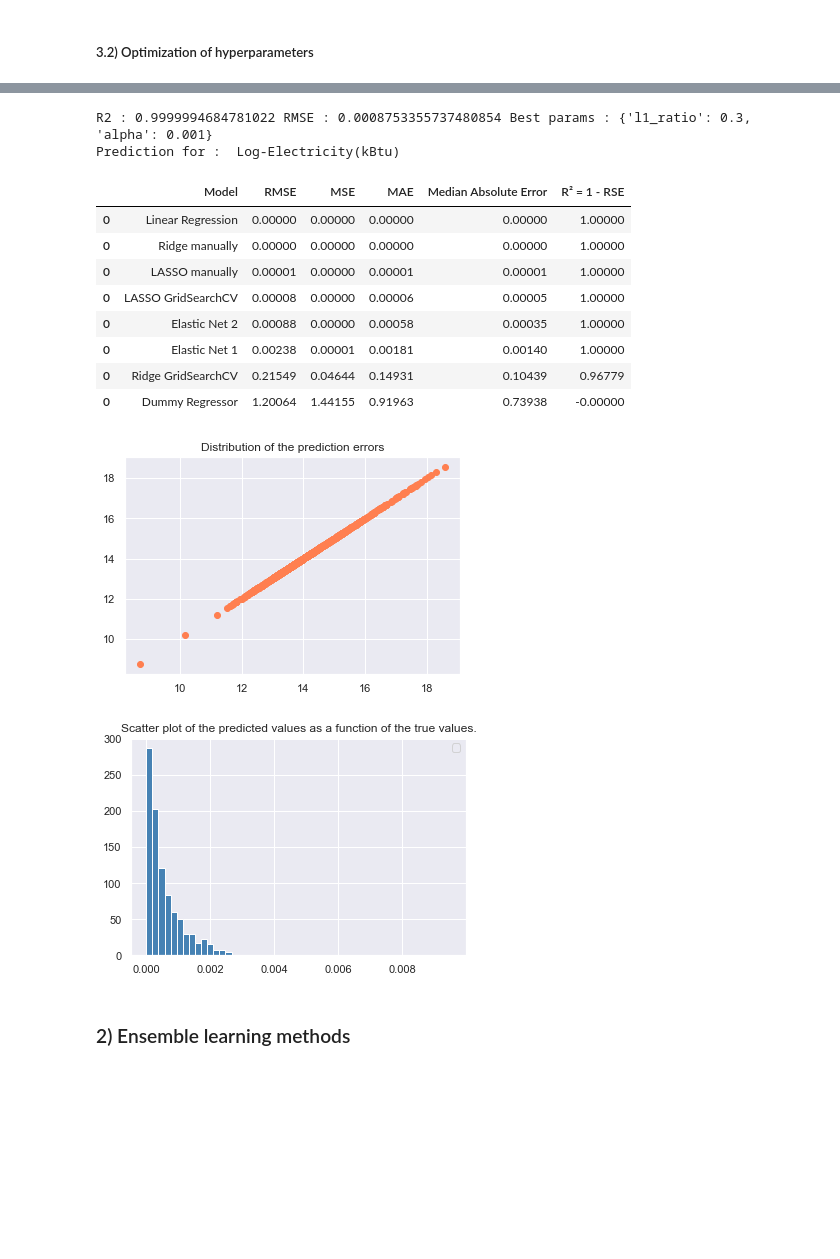
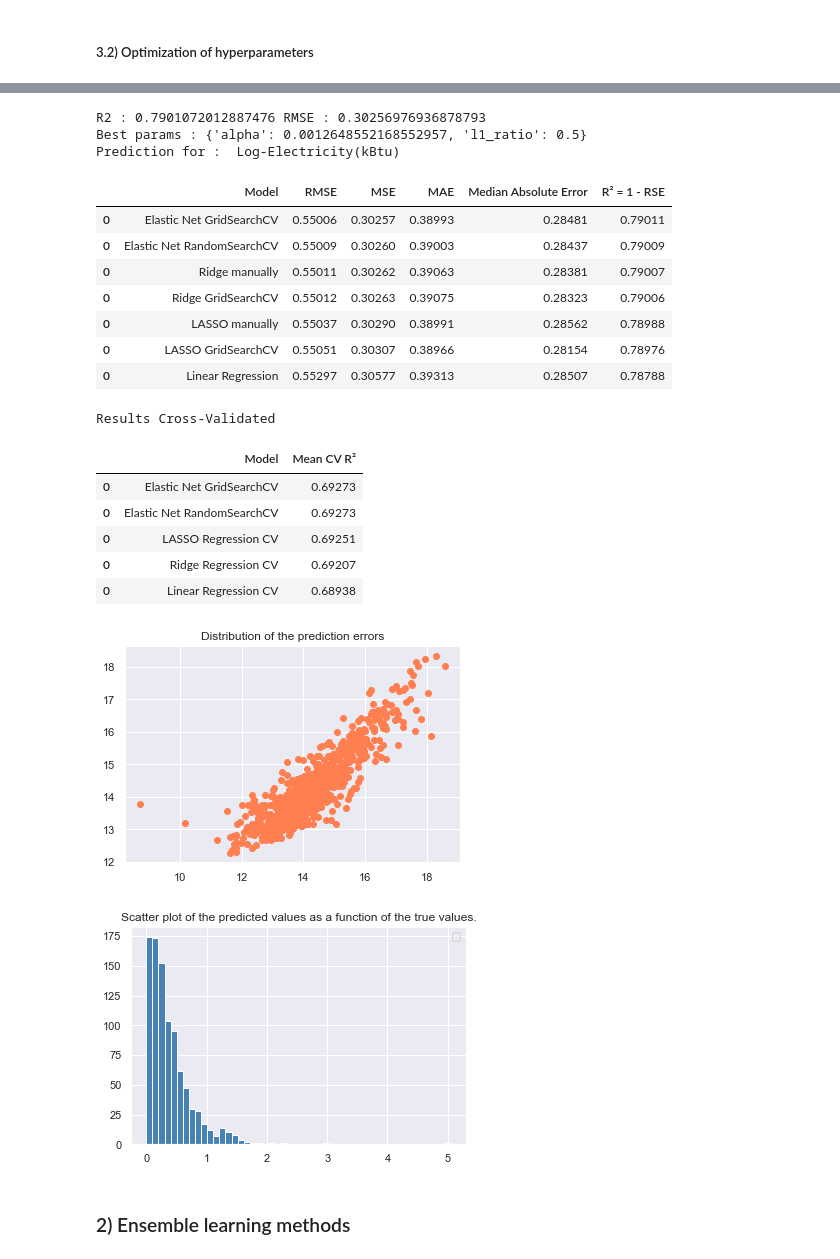
Before and after one commit to oumeima-elgharbi/P4_Data_Science_OpenClassrooms, a Jupyter notebook: P4_04_prediction_electricity.ipynb, the cells around one changed output, grey strips where cells are left out. Drawn from its saved outputs; the diff is of its cells as text; code cells hidden in the pictures; blank space fills up the shorter version.

```diff
--- a/P4_04_prediction_electricity.ipynb
+++ b/P4_04_prediction_electricity.ipynb
@@ -376,14 +381,16 @@ GridSearchCV(cv=5, estimator=Ridge(), n_jobs=-1,
              return_train_score=True, scoring='r2', verbose=1)
 # %%
 # best estimator
-print("Best estimator :", Ridge_reg.best_estimator_)
+print("Best estimator :", Ridge_grid.best_estimator_)
 
 # best model
-best_model = Ridge_reg.best_estimator_
+best_model = Ridge_grid.best_estimator_
 best_model.fit(X_train.values, y_train)
 
 y_pred_ridge = best_model.predict(X_test.values)
 
 # 3) Evaluate
 results = evaluate_regression("Ridge GridSearchCV", results, y_test, y_pred_ridge)
+
+results_cv = summary_results_CV("Ridge Regression CV", Ridge_grid.best_score_, results_cv)
 # %% [output]
@@ -407,7 +413,7 @@ QUESTION MENTOR : pourquoi optimisation alpha manuelle meilleure ???
 # %% [markdown]
 ##### 1. Searching for the best hyperparameter alpha
 # %%
-n_alphas = 500  # hyperparametre alpha
+n_alphas = 50  # hyperparametre alpha
 a, b = -5, -2
 alphas = np.logspace(a, b, n_alphas)
 
@@ -650,38 +613,58 @@ Prediction for :  Log-Electricity(kBtu)
+# %%
+n = 10
+# or : l1_ratio = [i / n for i in range(n)]
+l1_ratio = np.arange(start=0, stop=1, step= 1/n)
+
+a, b , n_alphas = -4, 2, 50
+
+param_grid_elastic = [{
+    "alpha": np.logspace(a, b, n_alphas), # penalty intensity (5 values between 10⁻³ and 10¹)
+    "l1_ratio": l1_ratio # mixing parameter for l1 and l2 penalties
+}]
 # %%
-rs_cv= RandomizedSearchCV(estimator=regressor,
-                          param_distributions=param_grid_elastic,
-                          n_iter = 100,
+Elastic_GridSearch_grid= GridSearchCV(estimator=regressor,
+                          param_grid=param_grid_elastic,
                           scoring=scoring,
-                          cv=5,
+                          cv=folds,
                           verbose=0,
-                          refit=True,
                           n_jobs=-1,
                           return_train_score=True)
-rs_cv.fit(X_train, y_train)
+
+Elastic_GridSearch_grid.fit(X_train, y_train)
 
 # Results
-y_pred_elastic = rs_cv.predict(X_test)
-R2_score = rs_cv.score(X_test, y_test)
-RMSE_score = np.sqrt(mean_squared_error(y_test, y_pred_elastic))
+y_pred_elastic = Elastic_GridSearch_grid.predict(X_test)
+R2_score = Elastic_GridSearch_grid.score(X_test, y_test)
+MSE_score = mean_squared_error(y_test, y_pred_elastic)
 
-print("R2 :", R2_score, "RMSE :", RMSE_score, "Best params :", rs_cv.best_params_)
-#print("Train score :", rs_cv.cv_results_["mean_train_score"])
+print("R2 :", R2_score, "RMSE :", MSE_score)
+print( "Best params :", Elastic_GridSearch_grid.best_params_)
+#print("Train score :", Elastic_GridSearch_grid.cv_results_["mean_train_score"])
 
-results = evaluate_regression("Elastic Net 2", results, y_test, y_pred_elastic)
+results = evaluate_regression("Elastic Net GridSearchCV", results, y_test, y_pred_elastic)
+
+results_cv = summary_results_CV("Elastic Net GridSearchCV", Elastic_GridSearch_grid.best_score_, results_cv)
 # %% [output]
-R2 : 0.9999994684781022 RMSE : 0.0008753355737480854 Best params : {'l1_ratio': 0.3, 'alpha': 0.001}
+R2 : 0.7901072012887476 RMSE : 0.30256976936878793
+Best params : {'alpha': 0.0012648552168552957, 'l1_ratio': 0.5}
 Prediction for :  Log-Electricity(kBtu)
 |  | Model | RMSE | MSE | MAE | Median Absolute Error | R² = 1 - RSE |
-| 0 | Linear Regression | 0.00000 | 0.00000 | 0.00000 | 0.00000 | 1.00000 |
-| 0 | Ridge manually | 0.00000 | 0.00000 | 0.00000 | 0.00000 | 1.00000 |
-| 0 | LASSO manually | 0.00001 | 0.00000 | 0.00001 | 0.00001 | 1.00000 |
-| 0 | LASSO GridSearchCV | 0.00008 | 0.00000 | 0.00006 | 0.00005 | 1.00000 |
-| 0 | Elastic Net 2 | 0.00088 | 0.00000 | 0.00058 | 0.00035 | 1.00000 |
-| 0 | Elastic Net 1 | 0.00238 | 0.00001 | 0.00181 | 0.00140 | 1.00000 |
-| 0 | Ridge GridSearchCV | 0.21549 | 0.04644 | 0.14931 | 0.10439 | 0.96779 |
-| 0 | Dummy Regressor | 1.20064 | 1.44155 | 0.91963 | 0.73938 | -0.00000 |
+| 0 | Elastic Net GridSearchCV | 0.55006 | 0.30257 | 0.38993 | 0.28481 | 0.79011 |
+| 0 | Elastic Net RandomSearchCV | 0.55009 | 0.30260 | 0.39003 | 0.28437 | 0.79009 |
+| 0 | Ridge manually | 0.55011 | 0.30262 | 0.39063 | 0.28381 | 0.79007 |
+| 0 | Ridge GridSearchCV | 0.55012 | 0.30263 | 0.39075 | 0.28323 | 0.79006 |
+| 0 | LASSO manually | 0.55037 | 0.30290 | 0.38991 | 0.28562 | 0.78988 |
+| 0 | LASSO GridSearchCV | 0.55051 | 0.30307 | 0.38966 | 0.28154 | 0.78976 |
+| 0 | Linear Regression | 0.55297 | 0.30577 | 0.39313 | 0.28507 | 0.78788 |
+Results Cross-Validated
+|  | Model | Mean CV R² |
+| 0 | Elastic Net GridSearchCV | 0.69273 |
+| 0 | Elastic Net RandomSearchCV | 0.69273 |
+| 0 | LASSO Regression CV | 0.69251 |
+| 0 | Ridge Regression CV | 0.69207 |
+| 0 | Linear Regression CV | 0.68938 |
-[figure, old version]
+[figure, new version]
-[figure, old version]
+[figure, new version]
 # %% [markdown]
 ### 2) Ensemble learning methods
 # %% [markdown]
```
Also changed, not shown: parts of 98 cells of this notebook, 1 other file.
